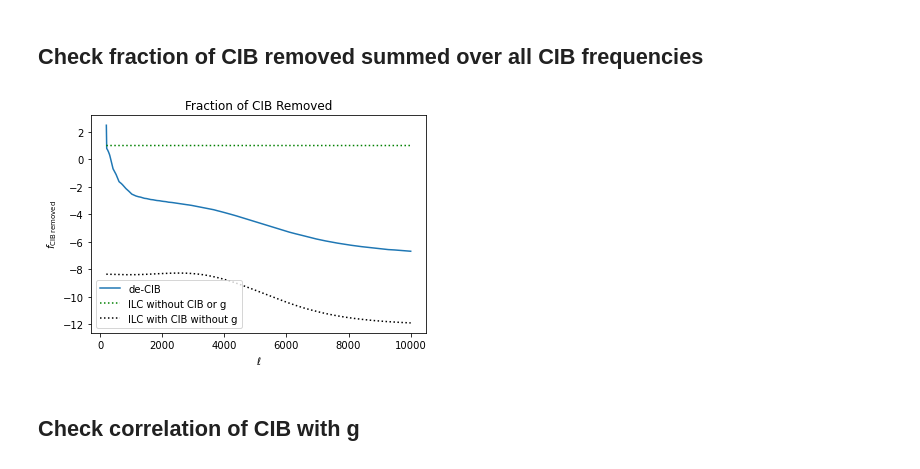
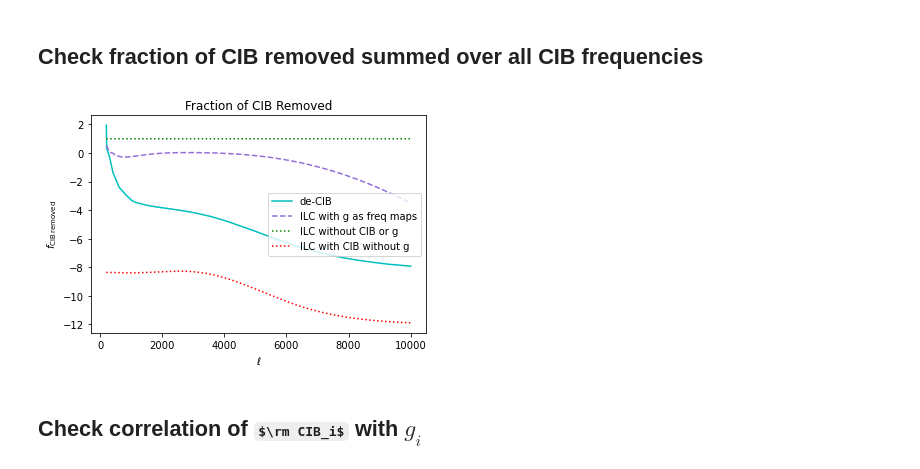
Before and after one commit to olakusiak/deCIBing, a Jupyter notebook: deCIB.ipynb, the cells around one changed output. Drawn from its saved outputs; the diff is of its cells as text; code cells hidden in the pictures; some formulas as TeX source.

```diff
--- a/deCIB.ipynb
+++ b/deCIB.ipynb
@@ -489,9 +631,13 @@ spectra1.get_cls(plot=True)
 deltal = 10
 m1 = de_CIB(spectra1, deltal)
 m1.auto_spectrum(plot=True)
+m2 = g_freq_maps(spectra1, deltal)
+m2.ILC_auto_spectrum(plot=True)
 m3 = ILC_no_CIB_no_g(spectra1, deltal)
 m3.ILC_auto_spectrum(plot=True)
 m4 = ILC_no_g(spectra1, deltal)
 m4.ILC_auto_spectrum(plot=True)
+m5 = standard_ILC_no_deproj(spectra1, deltal)
+m5.ILC_auto_spectrum(plot=True)
 # %% [output]
 [figure]
@@ -529,14 +683,16 @@ cib_idx = spectra1.comps.index('CIB')
 for i in range(len(spectra1.freqs)):
     Clgg = np.einsum('al,bl,abl->l', m1.c[i], m1.c[i], m1.Clgg)
     ILC_g_corr_method1 = (np.einsum('jl,al,jal->l', m1.w,m1.c[i],spectra1.Clig) - np.einsum('jl,jl,jal,bl,abl->l', m1.w, m1.f, m1.c, m1.c[i], m1.Clgg) )/np.sqrt(m1.Clyy*Clgg)
+    ILC_g_corr_method2 = np.einsum('jl,al,jal->l', m2.w, m1.c[i], np.concatenate((spectra1.Clig, spectra1.Clgg))) / np.sqrt(m2.Clyy*Clgg)
     comp_nocib_cross_g_spectra = np.delete(np.copy(spectra1.comp_cross_g_spectra), (cib_idx), axis=0)
     Clig_no_cib = np.einsum('aibl->ibl', comp_nocib_cross_g_spectra) #index as Clig[i][l]
     ILC_g_corr_method3 = np.einsum('il,al,ial->l', m3.w, m1.c[i], Clig_no_cib) / np.sqrt(m3.Clyy*Clgg)
     ILC_g_corr_method4 = np.einsum('il,al,ial->l', m4.w, m1.c[i], spectra1.Clig) / np.sqrt(m4.Clyy*Clgg)
     plt.clf()
-    plt.plot(ells[start:], ILC_g_corr_method1[start:], label='de-CIB')
-    plt.plot(ells[start:], ILC_g_corr_method3[start:], label='ILC without CIB or g', linestyle='dashed')
-    plt.plot(ells[start:], ILC_g_corr_method4[start:], label='ILC with CIB without g', linestyle='dashed', color='m')
+    plt.plot(ells[start:], ILC_g_corr_method1[start:], label='de-CIB', linestyle=m1_linestyle, color=m1_color)
+    plt.plot(ells[start:], ILC_g_corr_method2[start:], label='g as frequency maps', linestyle=m2_linestyle, color=m2_color)
+    plt.plot(ells[start:], ILC_g_corr_method3[start:], label='ILC without CIB or g', linestyle=m3_linestyle, color=m3_color)
+    plt.plot(ells[start:], ILC_g_corr_method4[start:], label='ILC with CIB without g', linestyle=m4_linestyle, color=m4_color)
 
     plt.xlabel(r'$\ell$')
     plt.ylabel(r'$r_{\ell}$')
@@ -572,14 +728,16 @@ for i,freq1 in enumerate(spectra1.freqs):
     Cl_inocib_cib = compnocib_cross_cib_spectra[i]
 
     ILC_CIB_corr_method1 = (np.einsum('jl,jl->l', m1.w, comp_cross_cib_spectra[i]) - np.einsum('jl,jl,jal,al->l', m1.w,m1.f,m1.c,cib_cross_g_spectrum[i])) / np.sqrt(m1.Clyy*spectra1.all_spectra[cib_idx][i][cib_idx][i])
+    ILC_CIB_corr_method2 = np.einsum('jl,jl->l', m2.w, np.concatenate((comp_cross_cib_spectra[i], cib_cross_g_spectrum[i]))) / np.sqrt(m2.Clyy*spectra1.all_spectra[cib_idx][i][cib_idx][i])
     ILC_CIB_corr_method3 = np.einsum('il,il->l', m3.w,Cl_inocib_cib) / np.sqrt(m3.Clyy * spectra1.all_spectra[cib_idx][i][cib_idx][i])
     ILC_CIB_corr_method4 = np.einsum('il,il->l', m4.w,Cl_i_cib) / np.sqrt(m4.Clyy * spectra1.all_spectra[cib_idx][i][cib_idx][i])
 
-    start = 10
+    start = 200
     plt.clf()
-    plt.plot(ells[start:], ILC_CIB_corr_method1[start:], label=f'de-CIB')
-    plt.plot(ells[start:], ILC_CIB_corr_method3[start:], label=f'ILC without CIB or g', linestyle='dotted', color='green')
-    plt.plot(ells[start:], ILC_CIB_corr_method4[start:], label=f'ILC with CIB without g', linestyle='dotted', color='m')
+    plt.plot(ells[start:], ILC_CIB_corr_method1[start:], label=f'de-CIB', linestyle=m1_linestyle, color=m1_color)
+    plt.plot(ells[start:], ILC_CIB_corr_method2[start:], label=f'ILC with g as frequency maps', linestyle=m2_linestyle, color=m2_color)
+    plt.plot(ells[start:], ILC_CIB_corr_method3[start:], label=f'ILC without CIB or g', linestyle=m3_linestyle, color=m3_color)
+    plt.plot(ells[start:], ILC_CIB_corr_method4[start:], label=f'ILC with CIB without g', linestyle=m4_linestyle, color=m4_color)
     plt.xlabel(r'$\ell$')
     plt.ylabel(r'$r_{\ell}$')
     plt.title(f'Correlation of Tclean and CIB at {freq1} GHz')
@@ -615,15 +773,17 @@ for i,freq1 in enumerate(spectra1.freqs):
 
 
     f_CIB_removed_method1 = 1-((np.einsum('il,il->l', m1.w,Cl_i_cib)-np.einsum('il,il,ial,al->l', m1.w, m1.f, m1.c, spectra1.comp_cross_g_spectra[cib_idx][i]))) / spectra1.all_spectra[cib_idx][i][cib_idx][i]
+    f_CIB_removed_method2 = 1-np.einsum('jl,jl->l', m2.w, np.concatenate((comp_cross_cib_spectra[i], cib_cross_g_spectrum[i]))) / spectra1.all_spectra[cib_idx][i][cib_idx][i]
     f_CIB_removed_method3 = 1-np.einsum('il,il->l', m3.w,Cl_inocib_cib) / spectra1.all_spectra[cib_idx][i][cib_idx][i]
     f_CIB_removed_method4 = 1-np.einsum('il,il->l', m4.w,Cl_i_cib) / spectra1.all_spectra[cib_idx][i][cib_idx][i]
 
     start = 200
     epsilon_high = 0.5
     epsilon_low = 1.5
-    plt.plot(ells[start:], f_CIB_removed_method1[start:], label=f'de-CIB')
-    plt.plot(ells[start:], f_CIB_removed_method3[start:], label=f'ILC without CIB or g', linestyle='dotted', color='green')
-    plt.plot(ells[start:], f_CIB_removed_method4[start:], label=f'ILC with CIB without g', linestyle='dotted', color='black')
+    plt.plot(ells[start:], f_CIB_removed_method1[start:], label=f'de-CIB', linestyle=m1_linestyle, color=m1_color)
+    plt.plot(ells[start:], f_CIB_removed_method2[start:], label=f'ILC with g as freq maps', linestyle=m2_linestyle, color=m2_color)
+    plt.plot(ells[start:], f_CIB_removed_method3[start:], label=f'ILC without CIB or g', linestyle=m3_linestyle, color=m3_color)
+    plt.plot(ells[start:], f_CIB_removed_method4[start:], label=f'ILC with CIB without g', linestyle=m4_linestyle, color=m4_color)
     plt.xlabel(r'$\ell$')
     plt.ylabel(r'$f_{\mathrm{CIB \, removed}}$')
     plt.title(f'Fraction of CIB Removed at {freq1} GHz')
@@ -647,40 +807,41 @@ comp_cross_cib_spectra = np.einsum('ibjl->ijl', spectra1.all_spectra[cib_idx])
 
 #index as comp_cross_g_spectra[a][i] for cross-spectrum of g with component a at frequency i
 cib_cross_g_spectrum = spectra1.comp_cross_g_spectra[cib_idx]
 
 #for Method 3 (ILC with no CIB or g)
 compnocib_cross_cib_spectra = np.delete(np.copy(spectra1.all_spectra), (cib_idx), axis=2)
 compnocib_cross_cib_spectra = np.einsum('ibjl->ijl', compnocib_cross_cib_spectra[cib_idx])
 
 
-
+f_CIB_removed_method2 = 1-np.einsum('il,jil,jjl->l', m2.w, np.concatenate((comp_cross_cib_spectra, cib_cross_g_spectrum), axis=1), 1/spectra1.all_spectra[cib_idx, :, cib_idx, :])
 f_CIB_removed_method3 = 1-np.einsum('il,jil,jjl->l', m3.w,compnocib_cross_cib_spectra, 1/spectra1.all_spectra[cib_idx, :, cib_idx, :])
 f_CIB_removed_method4 = 1-np.einsum('il,jil,jjl->l', m4.w,comp_cross_cib_spectra, 1/spectra1.all_spectra[cib_idx, :, cib_idx, :])
 
 
 f_CIB_removed_method1 = np.ones(spectra1.ellmax+1)
 for i in range(len(spectra1.freqs)):
     Cl_i_cib = comp_cross_cib_spectra[i]
     f_CIB_removed_method1 -= ((np.einsum('il,il->l', m1.w,Cl_i_cib)-np.einsum('il,il,ial,al->l', m1.w, m1.f, m1.c, spectra1.comp_cross_g_spectra[cib_idx][i]))) / spectra1.all_spectra[cib_idx][i][cib_idx][i]
 
 
 
 start = 200
 epsilon_high = 0.7
 epsilon_low = 0.5
-plt.plot(ells[start:], f_CIB_removed_method1[start:], label=f'de-CIB')
-plt.plot(ells[start:], f_CIB_removed_method3[start:], label=f'ILC without CIB or g', linestyle='dotted', color='green')
-plt.plot(ells[start:], f_CIB_removed_method4[start:], label=f'ILC with CIB without g', linestyle='dotted', color='black')
+plt.plot(ells[start:], f_CIB_removed_method1[start:], label=f'de-CIB', linestyle=m1_linestyle, color=m1_color)
+plt.plot(ells[start:], f_CIB_removed_method2[start:], label=f'ILC with g as freq maps', linestyle=m2_linestyle, color=m2_color)
+plt.plot(ells[start:], f_CIB_removed_method3[start:], label=f'ILC without CIB or g', linestyle=m3_linestyle, color=m3_color)
+plt.plot(ells[start:], f_CIB_removed_method4[start:], label=f'ILC with CIB without g', linestyle=m4_linestyle, color=m4_color)
 plt.xlabel(r'$\ell$')
 plt.ylabel(r'$f_{\mathrm{CIB \, removed}}$')
 plt.title(f'Fraction of CIB Removed')
 # plt.ylim(1.0-epsilon_low, 1.0+epsilon_high)
 plt.legend()
 plt.show()
 # %% [output]
-[figure, old version]
+[figure, new version]
 # %% [markdown]
-## Check correlation of CIB with g
+## Check correlation of $\rm CIB_i$ with $g_i$
 # %%
 start = 250
 plt.clf()
```
Also changed, not shown: parts of 18 cells of this notebook, 1 other file.
